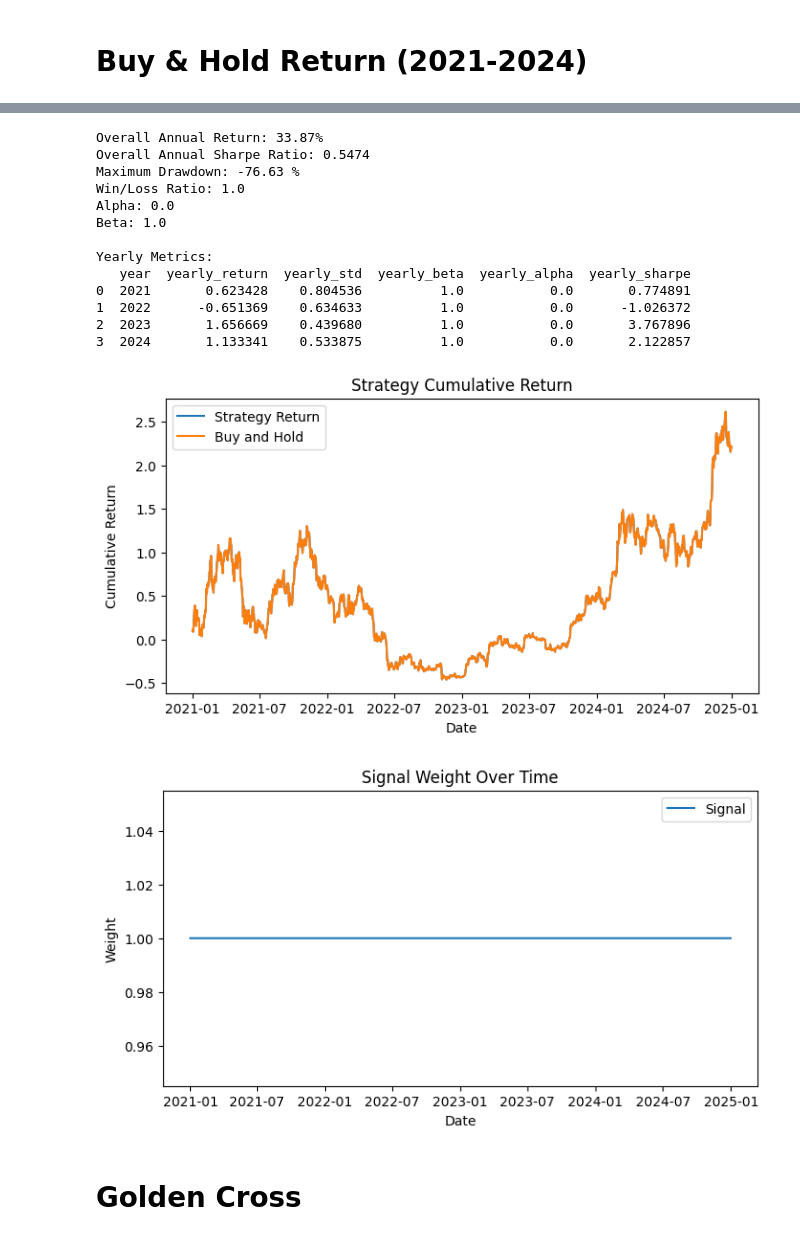
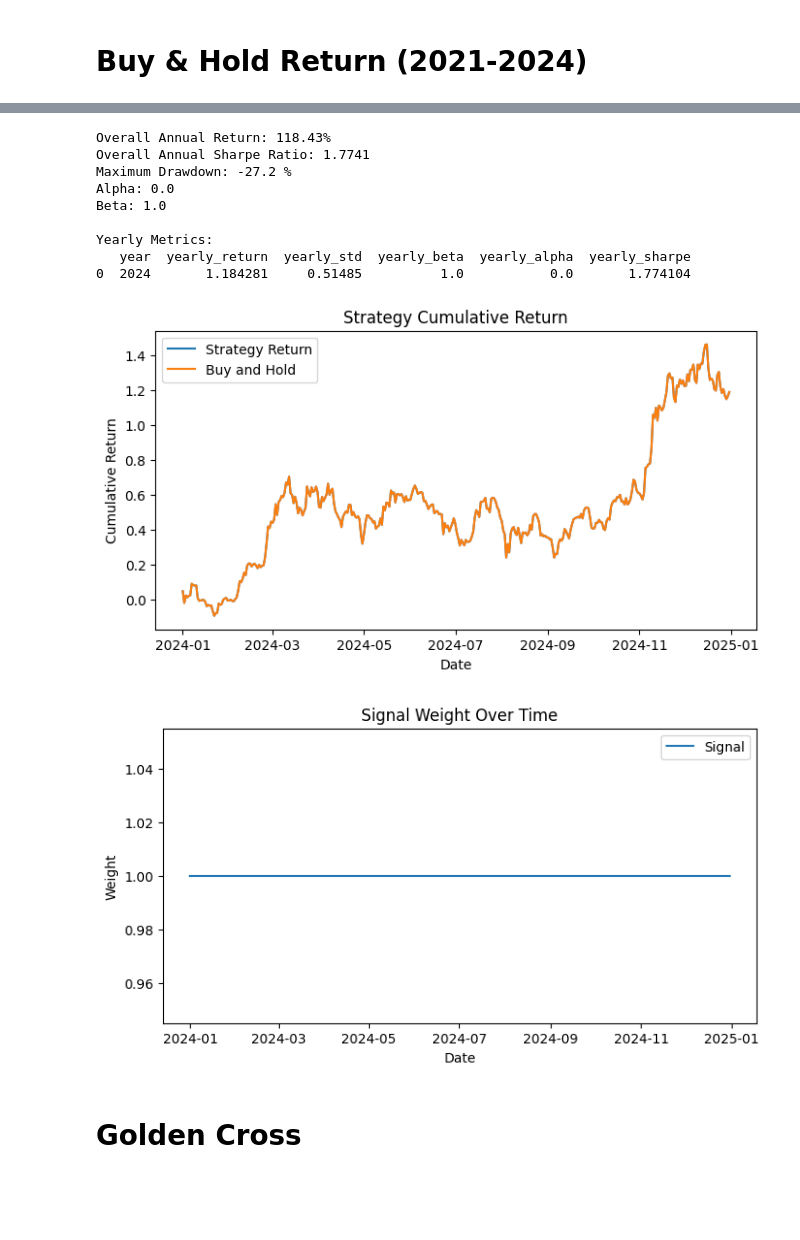
Before and after one commit to alvinku0/Bitcoin-Systematic-Strategies, a Jupyter notebook: technical_indicators/rule-based_strategies.ipynb, the cells around one changed output, grey strips where cells are left out. Saved outputs shown, nothing was run; the diff lists cells and outputs as text; code cells hidden in the pictures; blank space fills up the shorter version.

```diff
--- a/technical_indicators/rule-based_strategies.ipynb
+++ b/technical_indicators/rule-based_strategies.ipynb
@@ -15,5 +28,5 @@ NameError: name 'pd' is not defined
 # %%
-full['ema_5'] = full['Close'].ewm(span=5, adjust=False).mean()
+full['EMA_5'] = full['Close'].ewm(span=5, adjust=False).mean()
 # %%
 D = full.loc['2021-01-01':'2024-12-31']
 D
@@ -46,23 +76,19 @@ df
 | 2024-12-31 | 1.0 |
 1461 rows × 1 columns
 # %%
-run_backtest(df)
+run_backtest(df.loc['2024-01-01':])
 # %% [output]
-Overall Annual Return: 33.87%
-Overall Annual Sharpe Ratio: 0.5474
-Maximum Drawdown: -76.63 %
-Win/Loss Ratio: 1.0
+Overall Annual Return: 118.43%
+Overall Annual Sharpe Ratio: 1.7741
+Maximum Drawdown: -27.2 %
 Alpha: 0.0
 Beta: 1.0
 
 Yearly Metrics:
    year  yearly_return  yearly_std  yearly_beta  yearly_alpha  yearly_sharpe
-0  2021       0.623428    0.804536          1.0           0.0       0.774891
-1  2022      -0.651369    0.634633          1.0           0.0      -1.026372
-2  2023       1.656669    0.439680          1.0           0.0       3.767896
-3  2024       1.133341    0.533875          1.0           0.0       2.122857
+0  2024       1.184281     0.51485          1.0           0.0       1.774104
-[figure, old version]
+[figure, new version]
-[figure, old version]
+[figure, new version]
 # %% [markdown]
 # Golden Cross
 # %%
```
Also changed, not shown: parts of 10 cells of this notebook.
